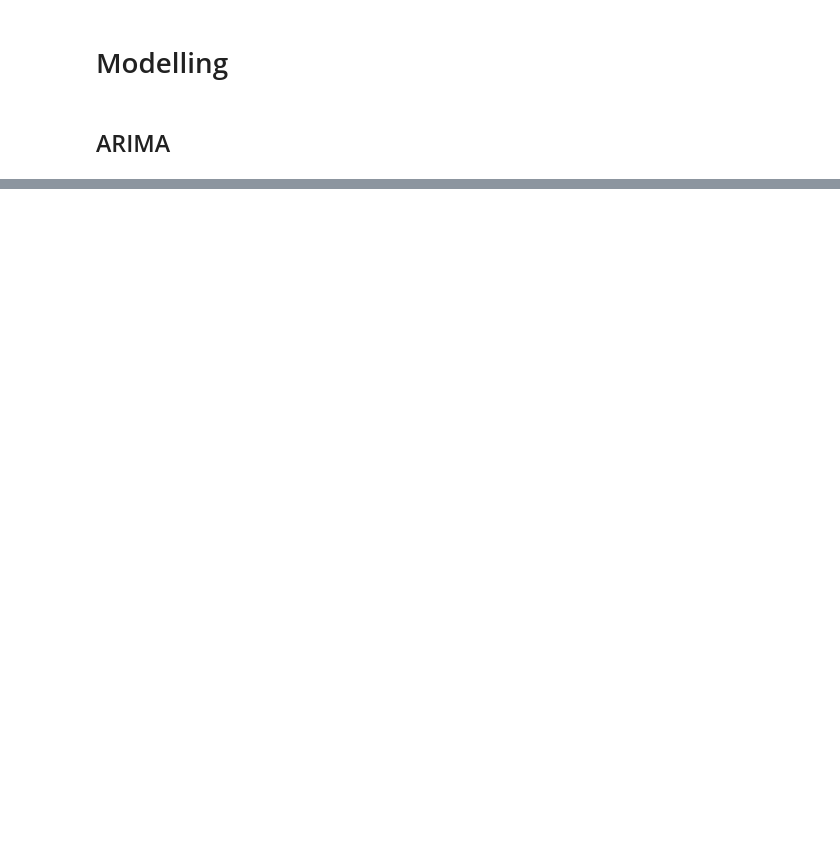
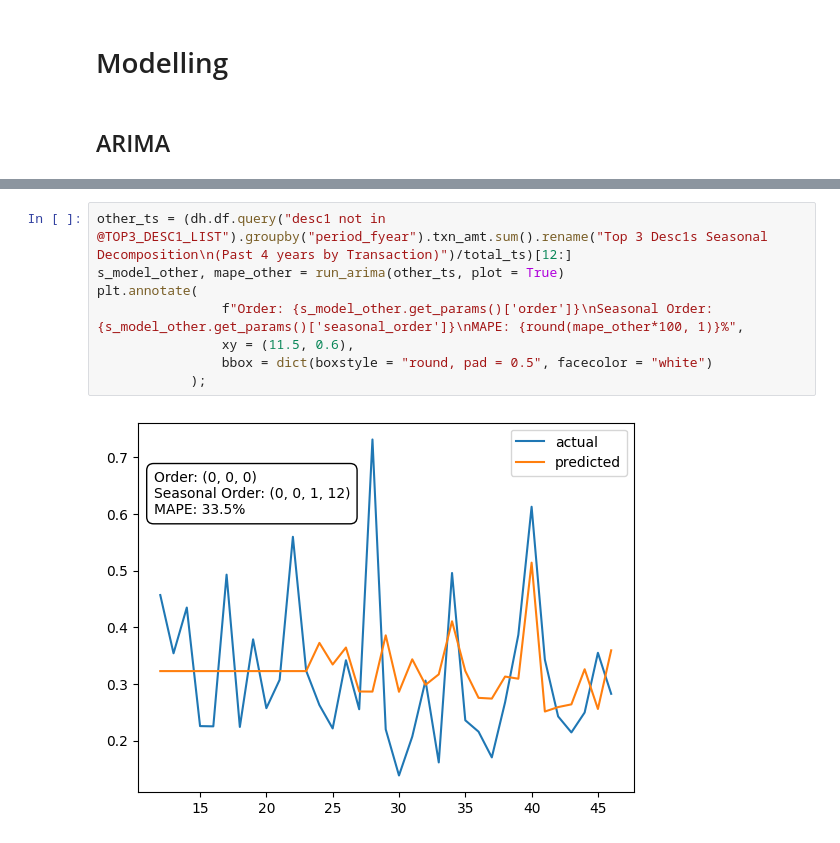
Before and after one commit to lelandjmurrin/Acquisition_Due_Dilligence_Capstone_Project, a Jupyter notebook: GeneralLedgerTxns_Models.ipynb, the cells around one changed output, grey strips where cells are left out. Drawn from its saved outputs; the diff is of its cells as text; blank space fills up the shorter version.

```diff
--- a/GeneralLedgerTxns_Models.ipynb
+++ b/GeneralLedgerTxns_Models.ipynb
@@ -374,0 +416,10 @@ seasonal_decompose((dh.df.query("desc1 in @TOP3_DESC1_LIST").groupby("period_fye
+# %%
+other_ts = (dh.df.query("desc1 not in @TOP3_DESC1_LIST").groupby("period_fyear").txn_amt.sum().rename("Top 3 Desc1s Seasonal Decomposition\n(Past 4 years by Transaction)")/total_ts)[12:]
+s_model_other, mape_other = run_arima(other_ts, plot = True)
+plt.annotate(
+                f"Order: {s_model_other.get_params()['order']}\nSeasonal Order: {s_model_other.get_params()['seasonal_order']}\nMAPE: {round(mape_other*100, 1)}%",
+                xy = (11.5, 0.6),
+                bbox = dict(boxstyle = "round, pad = 0.5", facecolor = "white")
+            );
+# %% [output]
+[figure, added]
```
Also changed, not shown: parts of 6 cells of this notebook.
